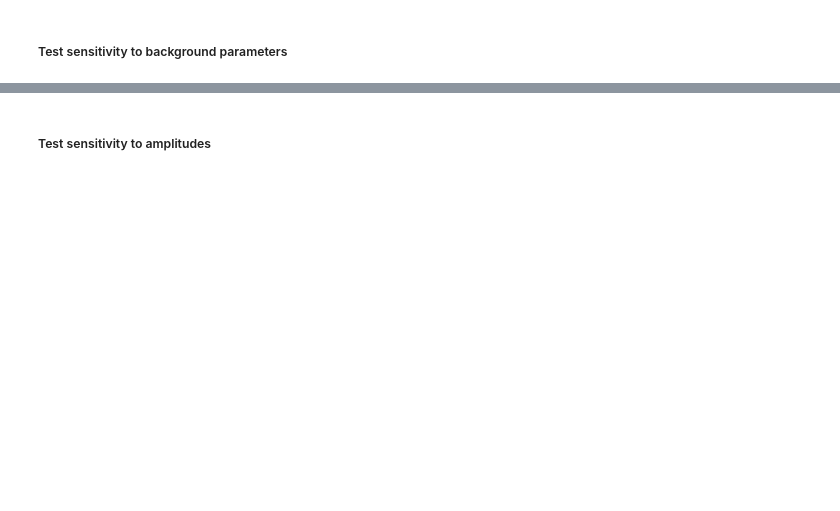
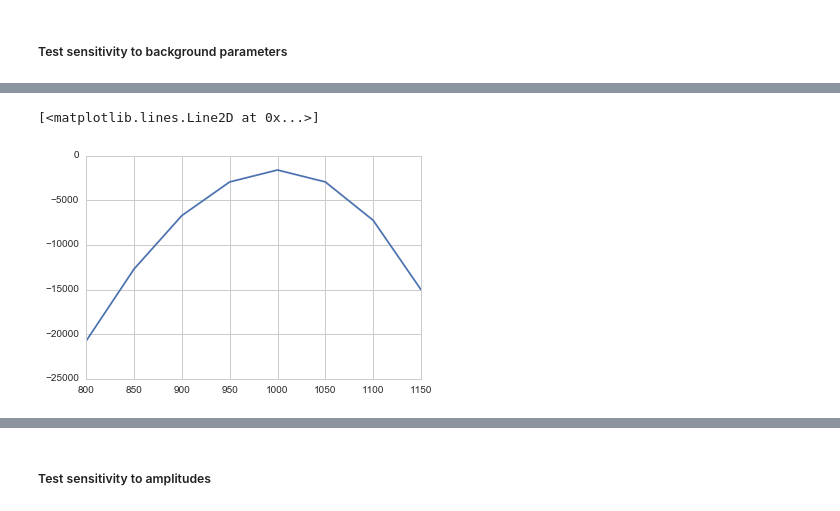
Before and after one commit to ruffinevans/sivtempfit, a Jupyter notebook: model-testing.ipynb, the cells around one changed output, grey strips where cells are left out. Saved outputs shown, nothing was run; the diff lists cells and outputs as text; code cells hidden in the pictures; blank space fills up the shorter version.

```diff
--- a/model-testing.ipynb
+++ b/model-testing.ipynb
@@ -56,0 +63,7 @@ These should both be peaked at 1:
+# %%
+test_amp_list = np.arange(800,1200,50)
+test_ll = [two_peak_log_likelihood_Spectrum(simulated_spectrum, 6000, 100, 0, 0, 9, 731, 15, 0.15, 100, x, 10) for x in test_amp_list]
+plt.plot(test_amp_list, test_ll)
+# %% [output]
+[<matplotlib.lines.Line2D at 0x...>]
+[figure, added]
```
Also changed, not shown: parts of 32 cells of this notebook, 2 other files.
